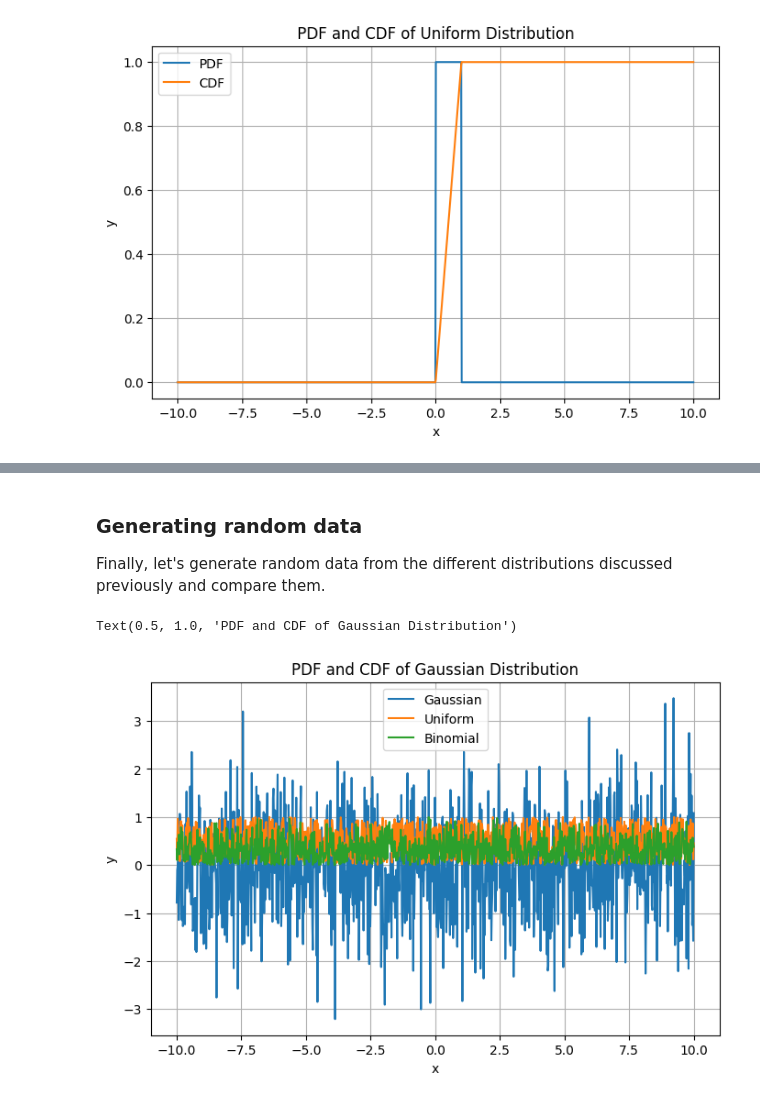
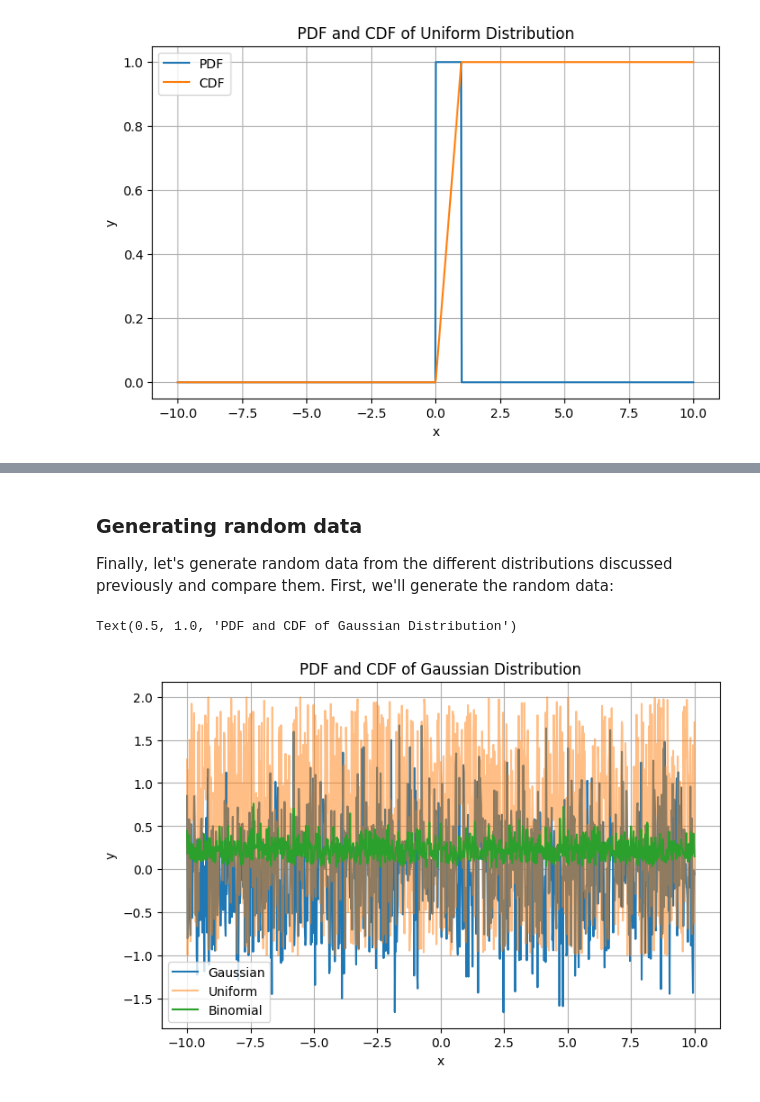
Before and after one commit to g1nj0L/AAQL_2025, a Jupyter notebook: problemes/problem_0.ipynb, the cells around one changed output, grey strips where cells are left out. Saved outputs shown, nothing was run; the diff lists cells and outputs as text; code cells hidden in the pictures.

```diff
--- a/problemes/problem_0.ipynb
+++ b/problemes/problem_0.ipynb
@@ -172,29 +182,29 @@ plot_beta_pdf_cdf(a=5, b=5)
 # %% [markdown]
 ### Generating random data
 
-Finally, let's generate random data from the different distributions discussed previously and compare them.
+Finally, let's generate random data from the different distributions discussed previously and compare them. First, we'll generate the random data:
 # %%
-y_normal = np.random.normal(0,1,1000)
+y_normal = np.random.normal(0,0.6,1000)
 y_normal_sorted = np.sort(y_normal)
 
-y_uniform = np.random.uniform(0,1,1000)
+y_uniform = np.random.uniform(-1,2,1000)
 y_uniform_sorted = np.sort(y_uniform)
 
-y_beta = np.random.beta(1,2,1000)
+y_beta = np.random.beta(3,10,1000)
 y_beta_ordenat = np.sort(y_beta)
 
 x = np.linspace(-10,10,1000)
 # %%
 fig = plt.figure(figsize=(8,5)) # Generate an empty plot with the dimensions specified: (width, height) in inches
 ax = fig.add_subplot(1,1,1) # We generate the axes for our plot (nrows, ncols, index)
 ax.plot(x, y_normal, label='Gaussian') # Plot the PDF and assign it a label
-ax.plot(x, y_uniform, label='Uniform')
+ax.plot(x, y_uniform, label='Uniform', alpha=0.5)
 ax.plot(x, y_beta, label='Binomial')
 ax.grid() # Plot a grid
 ax.legend() # Plot a legend
 ax.set_xlabel('x') # Add the x axis label
 ax.set_ylabel('y') # Add the y axis label
 ax.set_title('PDF and CDF of Gaussian Distribution') # Set a title for the whole plot
 # %% [output]
 Text(0.5, 1.0, 'PDF and CDF of Gaussian Distribution')
-[figure, old version]
+[figure, new version]
```
Also changed, not shown: parts of 12 cells of this notebook.
